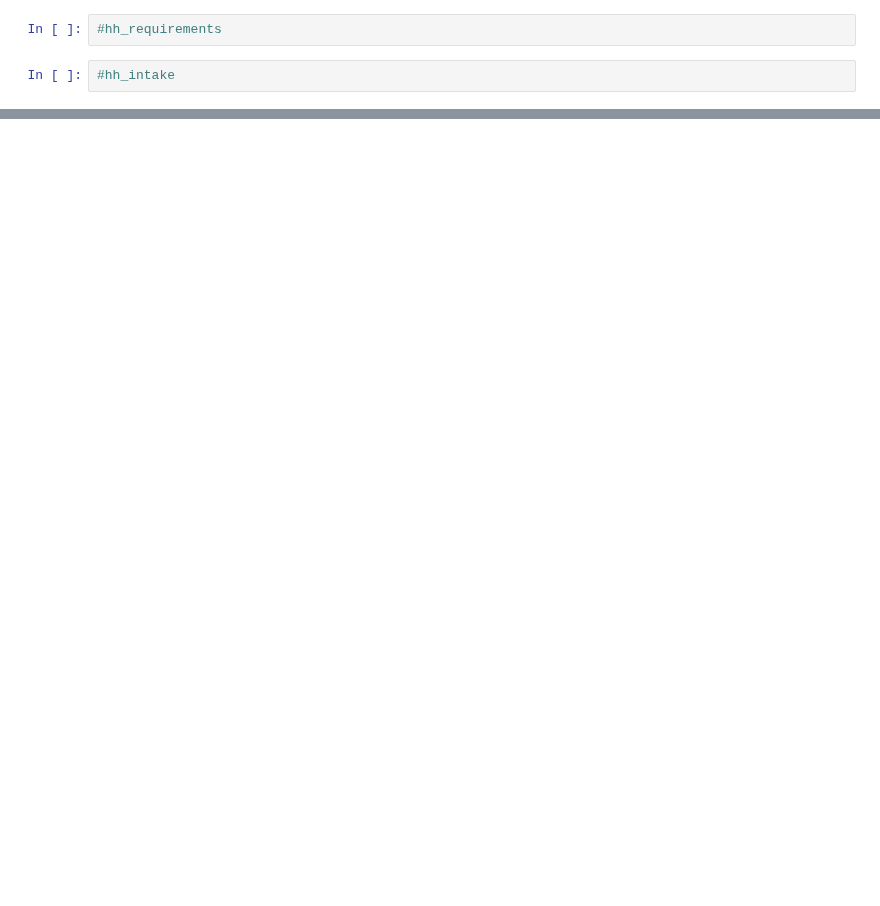
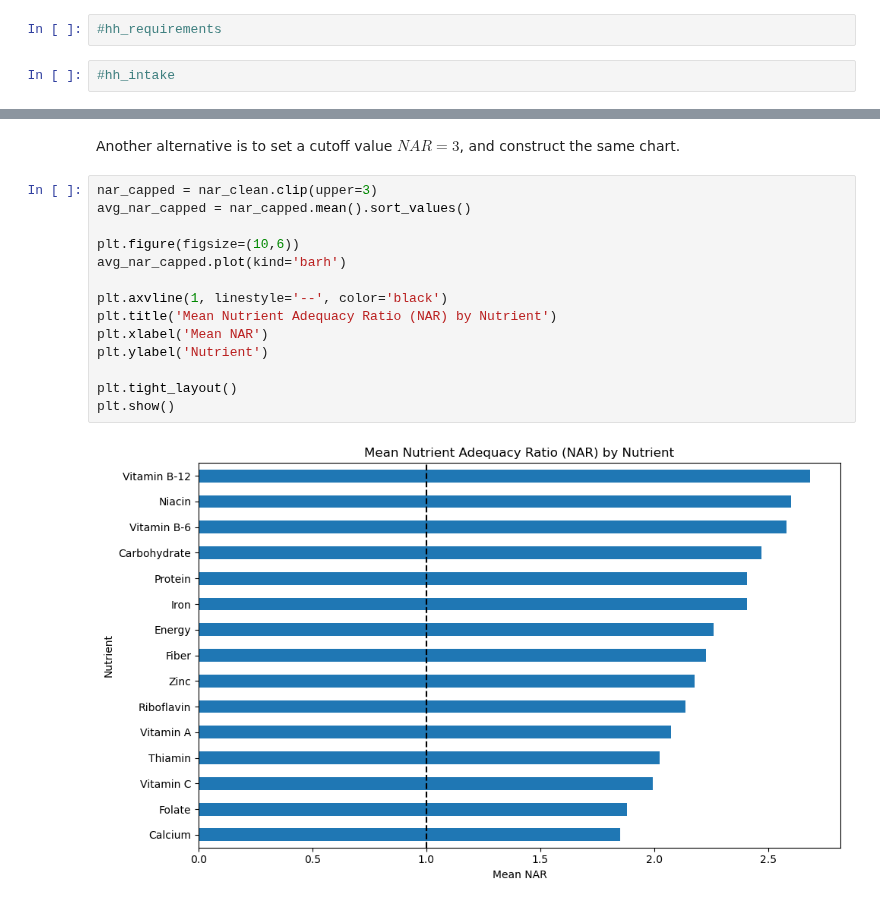
Before and after one commit to IvanChan511/EEP_153_Project_3, a Jupyter notebook: Project 3 Final Code.ipynb, the cells around one changed output, grey strips where cells are left out. Cells and saved outputs as stored; diff of their text form; blank space fills up the shorter version.

```diff
--- a/Project 3 Final Code.ipynb
+++ b/Project 3 Final Code.ipynb
@@ -905,0 +1046,18 @@ nar_clean
+# %% [markdown]
+Another alternative is to set a cutoff value $NAR = 3$, and construct the same chart.
+# %%
+nar_capped = nar_clean.clip(upper=3)
+avg_nar_capped = nar_capped.mean().sort_values()
+
+plt.figure(figsize=(10,6))
+avg_nar_capped.plot(kind='barh')
+
+plt.axvline(1, linestyle='--', color='black')
+plt.title('Mean Nutrient Adequacy Ratio (NAR) by Nutrient')
+plt.xlabel('Mean NAR')
+plt.ylabel('Nutrient')
+
+plt.tight_layout()
+plt.show()
+# %% [output]
+[figure, added]
```
Also changed, not shown: parts of 27 cells of this notebook.
